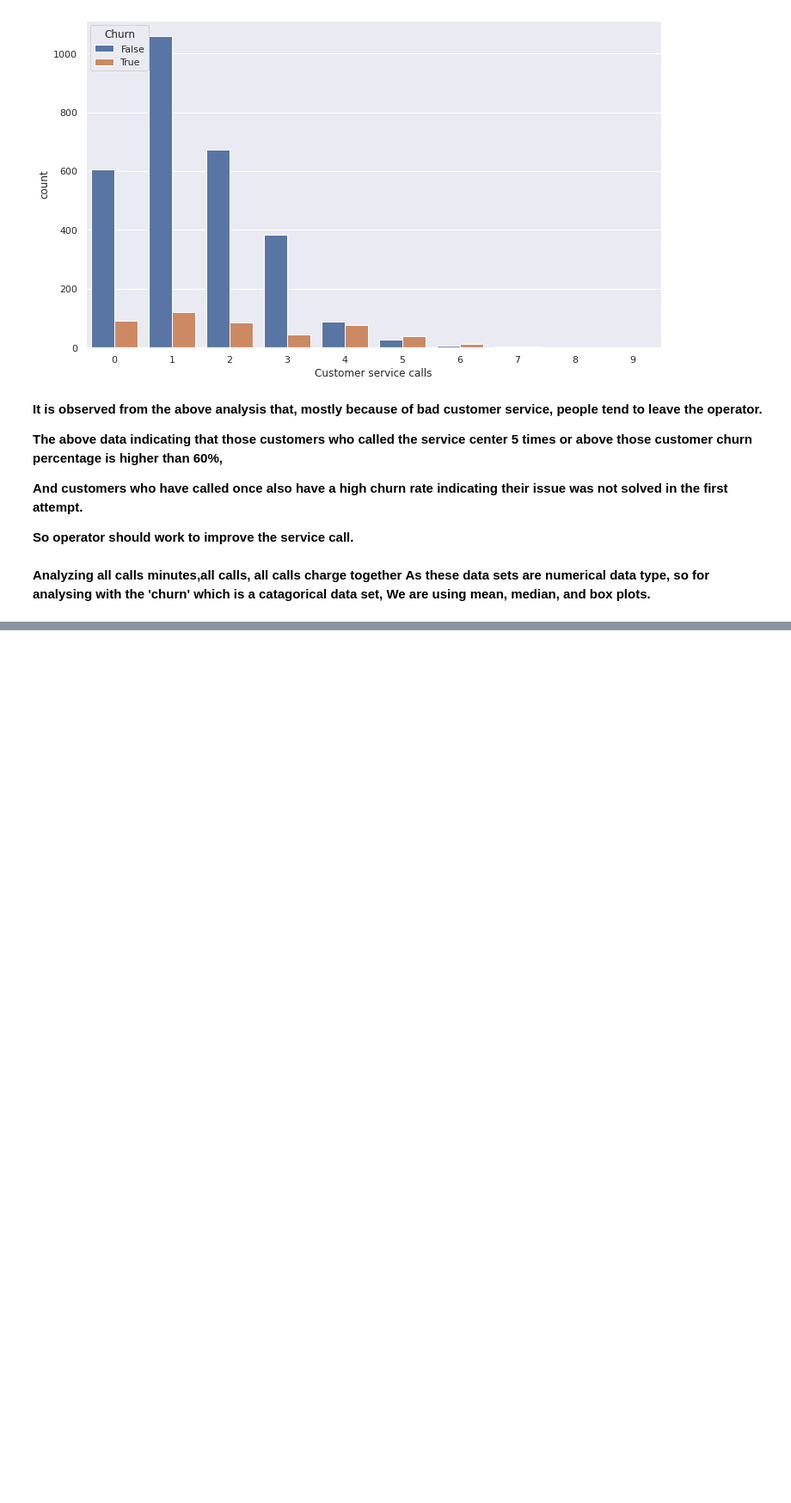
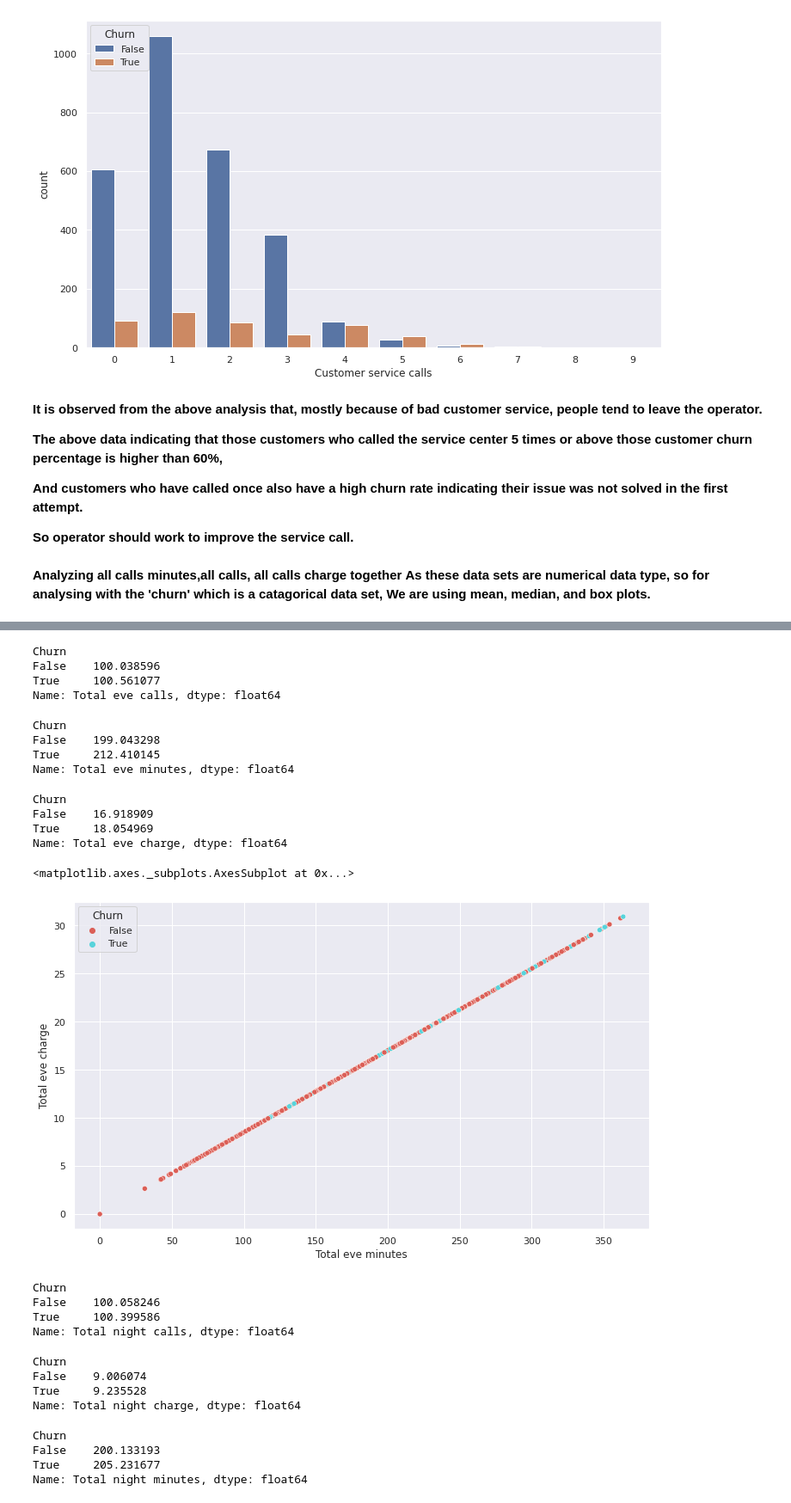
Before and after one commit to Saurabh230295/Telecom-Churn, a Jupyter notebook: Telecom_Churn_Analysis_Capstone_Project.ipynb, the cells around one changed output, grey strips where cells are left out. Shown at 86% size. Drawn from its saved outputs; the diff is of its cells as text; code cells hidden in the pictures; blank space fills up the shorter version.

```diff
--- a/Telecom_Churn_Analysis_Capstone_Project.ipynb
+++ b/Telecom_Churn_Analysis_Capstone_Project.ipynb
@@ -600,0 +631,54 @@ sns.countplot(x='Customer service calls',hue="Churn",data = telecom_df)
+# %%
+#Print the mean value of churned and not churned customer
+print(telecom_df.groupby(["Churn"])['Total eve calls'].mean())
+# %% [output]
+Churn
+False    100.038596
+True     100.561077
+Name: Total eve calls, dtype: float64
+# %%
+#Print the mean value of churned and not churned customer
+print(telecom_df.groupby(["Churn"])['Total eve minutes'].mean())
+# %% [output]
+Churn
+False    199.043298
+True     212.410145
+Name: Total eve minutes, dtype: float64
+# %%
+#Print the mean value of churned and not churned customer
+print(telecom_df.groupby(["Churn"])['Total eve charge'].mean())
+# %% [output]
+Churn
+False    16.918909
+True     18.054969
+Name: Total eve charge, dtype: float64
+# %%
+#show the relation using scatter plot
+sns.scatterplot(x="Total eve minutes", y="Total eve charge", hue="Churn", data=telecom_df,palette='hls')
+# %% [output]
+<matplotlib.axes._subplots.AxesSubplot at 0x...>
+[figure, added]
+# %%
+#Print the mean value of churned and not churned customer
+print(telecom_df.groupby(["Churn"])['Total night calls'].mean())
+# %% [output]
+Churn
+False    100.058246
+True     100.399586
+Name: Total night calls, dtype: float64
+# %%
+#Print the mean value of churned and not churned customer
+print(telecom_df.groupby(["Churn"])['Total night charge'].mean())
+# %% [output]
+Churn
+False    9.006074
+True     9.235528
+Name: Total night charge, dtype: float64
+# %%
+#Print the mean value of churned and not churned customer
+print(telecom_df.groupby(["Churn"])['Total night minutes'].mean())
+# %% [output]
+Churn
+False    200.133193
+True     205.231677
+Name: Total night minutes, dtype: float64
```
Also changed, not shown: parts of 13 cells of this notebook.
